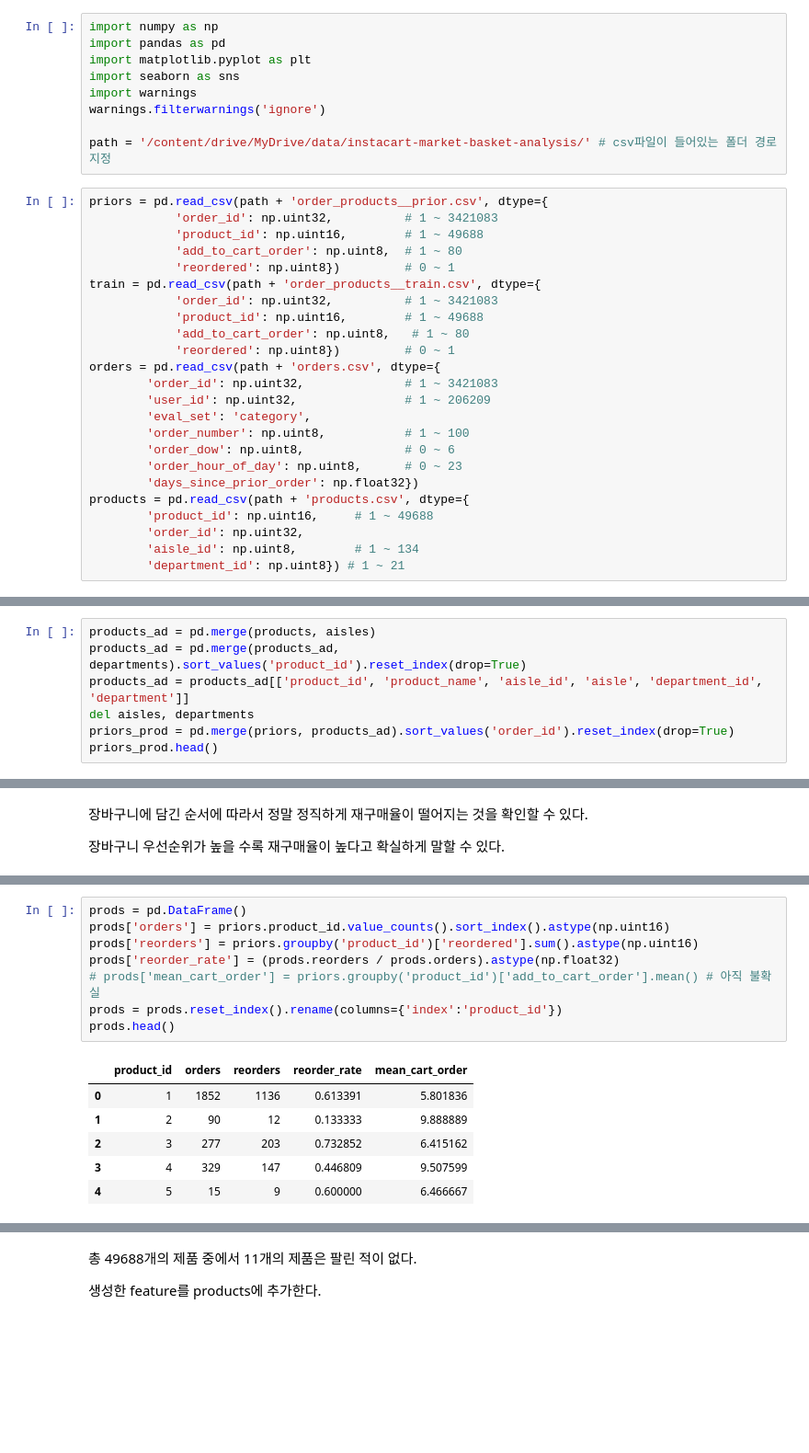
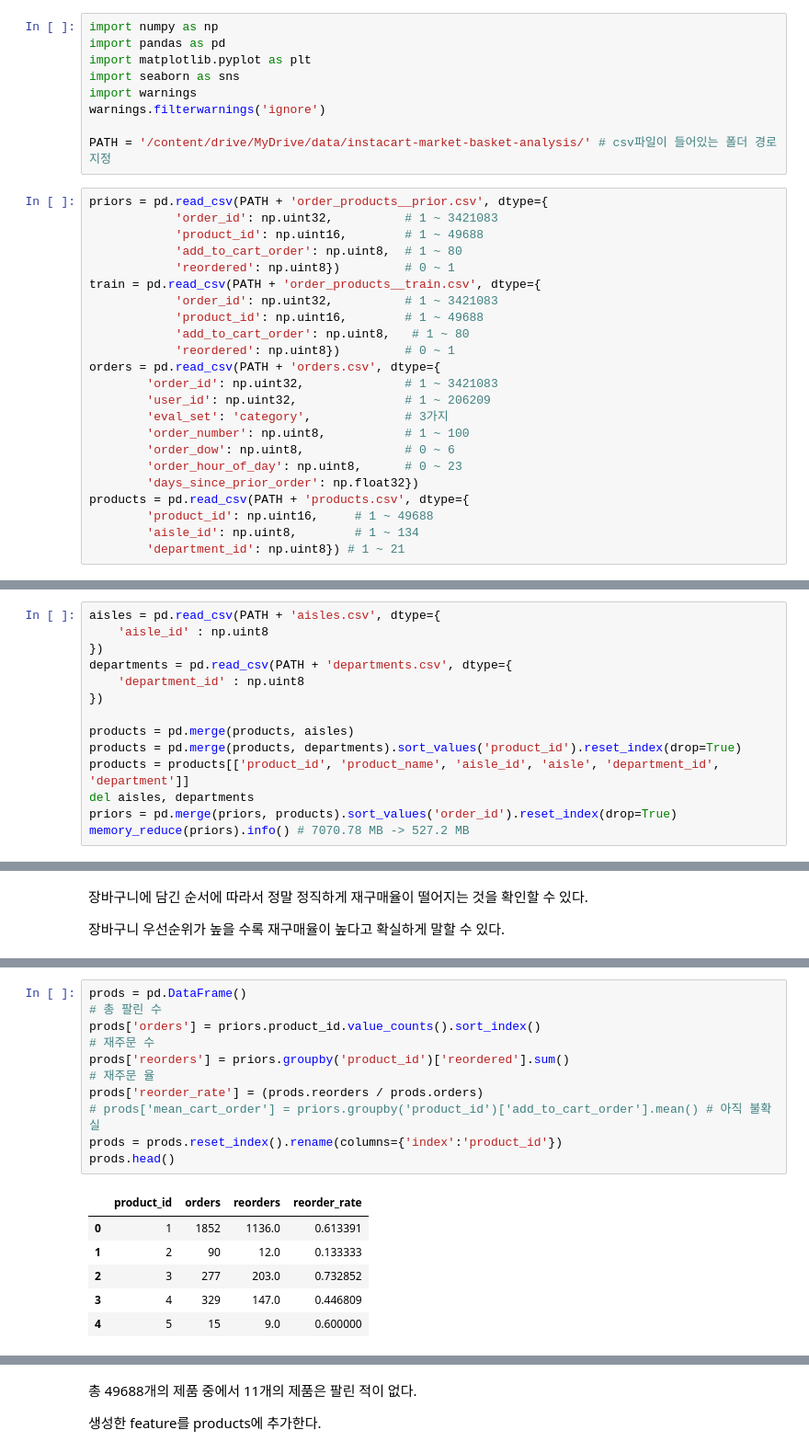
Before and after one commit to helperjby/Wishlist_project, a Jupyter notebook: EDA/산들_EDA.ipynb, the cells around one changed output, grey strips where cells are left out. Shown: that part at 92% size. Saved outputs shown, nothing was run; the diff lists cells and outputs as text; blank space fills up the shorter version.

```diff
--- a/EDA/산들_EDA.ipynb
+++ b/EDA/산들_EDA.ipynb
@@ -8,29 +92,28 @@ import seaborn as sns
 import warnings
 warnings.filterwarnings('ignore')
 
-path = '/content/drive/MyDrive/data/instacart-market-basket-analysis/' # csv파일이 들어있는 폴더 경로 지정
+PATH = '/content/drive/MyDrive/data/instacart-market-basket-analysis/' # csv파일이 들어있는 폴더 경로 지정
 # %%
-priors = pd.read_csv(path + 'order_products__prior.csv', dtype={
+priors = pd.read_csv(PATH + 'order_products__prior.csv', dtype={
             'order_id': np.uint32,          # 1 ~ 3421083
             'product_id': np.uint16,        # 1 ~ 49688
             'add_to_cart_order': np.uint8,  # 1 ~ 80
             'reordered': np.uint8})         # 0 ~ 1
-train = pd.read_csv(path + 'order_products__train.csv', dtype={
+train = pd.read_csv(PATH + 'order_products__train.csv', dtype={
             'order_id': np.uint32,          # 1 ~ 3421083
             'product_id': np.uint16,        # 1 ~ 49688
             'add_to_cart_order': np.uint8,   # 1 ~ 80
             'reordered': np.uint8})         # 0 ~ 1
-orders = pd.read_csv(path + 'orders.csv', dtype={
+orders = pd.read_csv(PATH + 'orders.csv', dtype={
         'order_id': np.uint32,              # 1 ~ 3421083
         'user_id': np.uint32,               # 1 ~ 206209
-        'eval_set': 'category',
+        'eval_set': 'category',             # 3가지
         'order_number': np.uint8,           # 1 ~ 100
         'order_dow': np.uint8,              # 0 ~ 6
         'order_hour_of_day': np.uint8,      # 0 ~ 23
         'days_since_prior_order': np.float32})
-products = pd.read_csv(path + 'products.csv', dtype={
+products = pd.read_csv(PATH + 'products.csv', dtype={
         'product_id': np.uint16,     # 1 ~ 49688
-        'order_id': np.uint32,
         'aisle_id': np.uint8,        # 1 ~ 134
         'department_id': np.uint8}) # 1 ~ 21
 # %% [markdown]
@@ -256,8 +336,15 @@ departments = pd.read_csv(path + 'departments.csv', dtype={
 # %%
-products_ad = pd.merge(products, aisles)
-products_ad = pd.merge(products_ad, departments).sort_values('product_id').reset_index(drop=True)
-products_ad = products_ad[['product_id', 'product_name', 'aisle_id', 'aisle', 'department_id', 'department']]
+aisles = pd.read_csv(PATH + 'aisles.csv', dtype={
+    'aisle_id' : np.uint8
+})
+departments = pd.read_csv(PATH + 'departments.csv', dtype={
+    'department_id' : np.uint8
+})
+
+products = pd.merge(products, aisles)
+products = pd.merge(products, departments).sort_values('product_id').reset_index(drop=True)
+products = products[['product_id', 'product_name', 'aisle_id', 'aisle', 'department_id', 'department']]
 del aisles, departments
-priors_prod = pd.merge(priors, products_ad).sort_values('order_id').reset_index(drop=True)
-priors_prod.head()
+priors = pd.merge(priors, products).sort_values('order_id').reset_index(drop=True)
+memory_reduce(priors).info() # 7070.78 MB -> 527.2 MB
 # %% [output]
@@ -382,16 +519,19 @@ plt.show()
 # %%
 prods = pd.DataFrame()
-prods['orders'] = priors.product_id.value_counts().sort_index().astype(np.uint16)
-prods['reorders'] = priors.groupby('product_id')['reordered'].sum().astype(np.uint16)
-prods['reorder_rate'] = (prods.reorders / prods.orders).astype(np.float32)
+# 총 팔린 수
+prods['orders'] = priors.product_id.value_counts().sort_index()
+# 재주문 수
+prods['reorders'] = priors.groupby('product_id')['reordered'].sum()
+# 재주문 율
+prods['reorder_rate'] = (prods.reorders / prods.orders)
 # prods['mean_cart_order'] = priors.groupby('product_id')['add_to_cart_order'].mean() # 아직 불확실
 prods = prods.reset_index().rename(columns={'index':'product_id'})
 prods.head()
 # %% [output]
-|  | product_id | orders | reorders | reorder_rate | mean_cart_order |
-| 0 | 1 | 1852 | 1136 | 0.613391 | 5.801836 |
-| 1 | 2 | 90 | 12 | 0.133333 | 9.888889 |
-| 2 | 3 | 277 | 203 | 0.732852 | 6.415162 |
-| 3 | 4 | 329 | 147 | 0.446809 | 9.507599 |
-| 4 | 5 | 15 | 9 | 0.600000 | 6.466667 |
+|  | product_id | orders | reorders | reorder_rate |
+| 0 | 1 | 1852 | 1136.0 | 0.613391 |
+| 1 | 2 | 90 | 12.0 | 0.133333 |
+| 2 | 3 | 277 | 203.0 | 0.732852 |
+| 3 | 4 | 329 | 147.0 | 0.446809 |
+| 4 | 5 | 15 | 9.0 | 0.600000 |
 # %%
```
Also changed, not shown: parts of 41 cells of this notebook.
